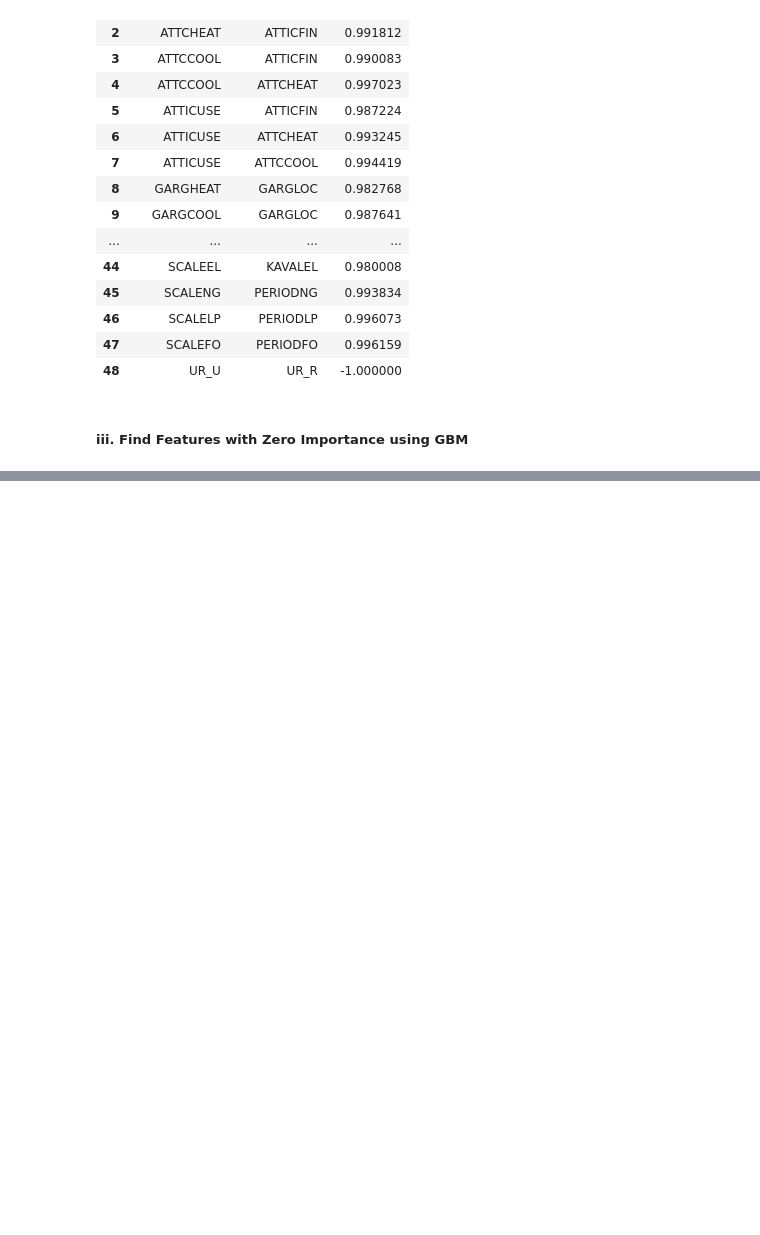
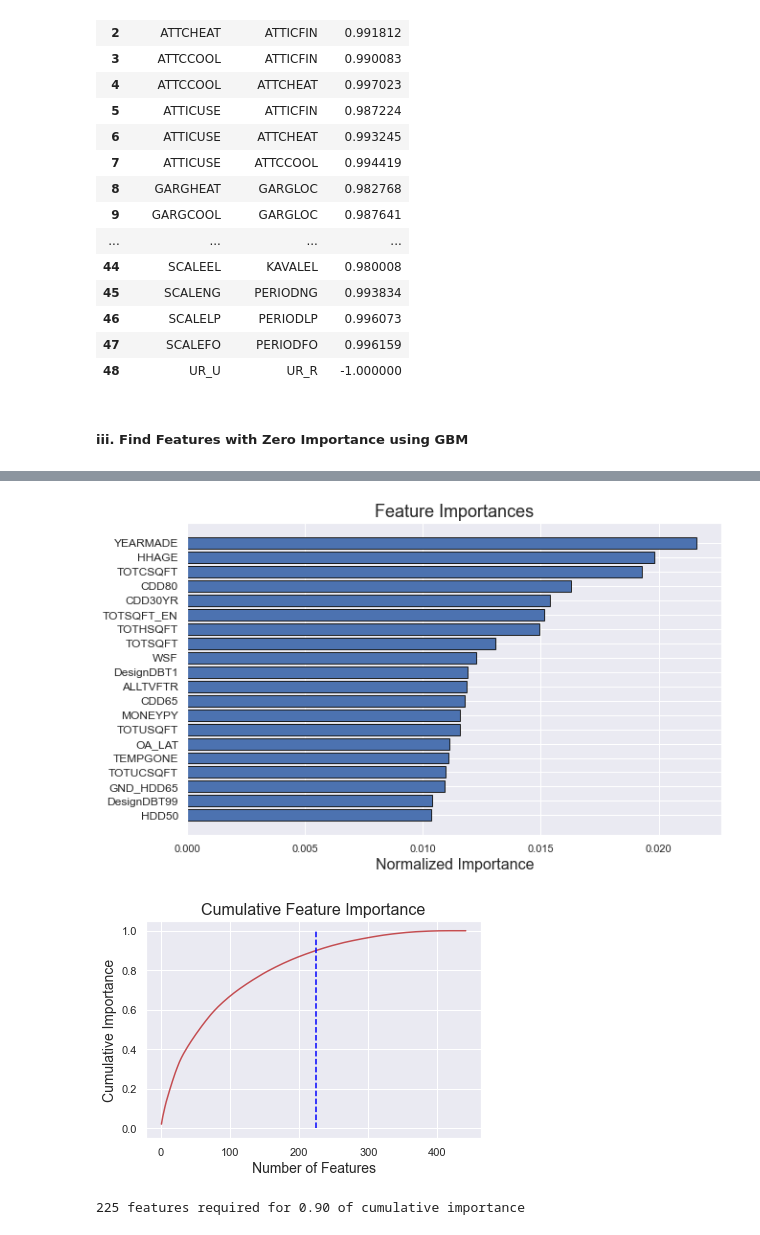
Before and after one commit to nipun-goyal/Residential-Energy-Consumption-Prediction, a Jupyter notebook: 1.0-Residential-Energy-Modeling.ipynb, the cells around one changed output, grey strips where cells are left out. Cells and saved outputs as stored; diff of their text form; code cells hidden in the pictures; blank space fills up the shorter version.

```diff
--- a/1.0-Residential-Energy-Modeling.ipynb
+++ b/1.0-Residential-Energy-Modeling.ipynb
@@ -1192,0 +1203,6 @@ ValueError: The least populated class in y has only 1 member, which is too few.
+# %%
+fs.plot_feature_importances(threshold = 0.9, plot_n = 20)
+# %% [output]
+[figure, added]
+[figure, added]
+225 features required for 0.90 of cumulative importance
```
Also changed, not shown: parts of 7 cells of this notebook.
